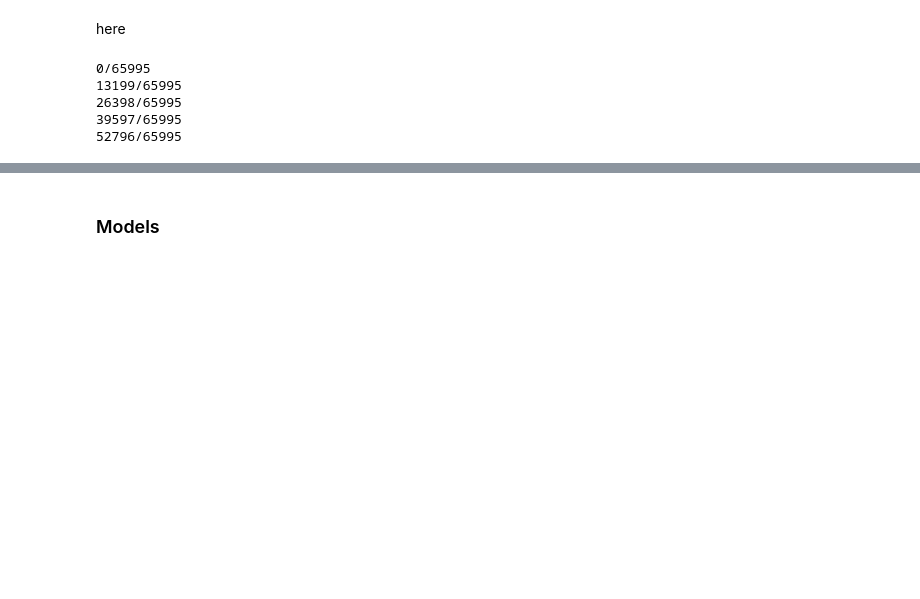
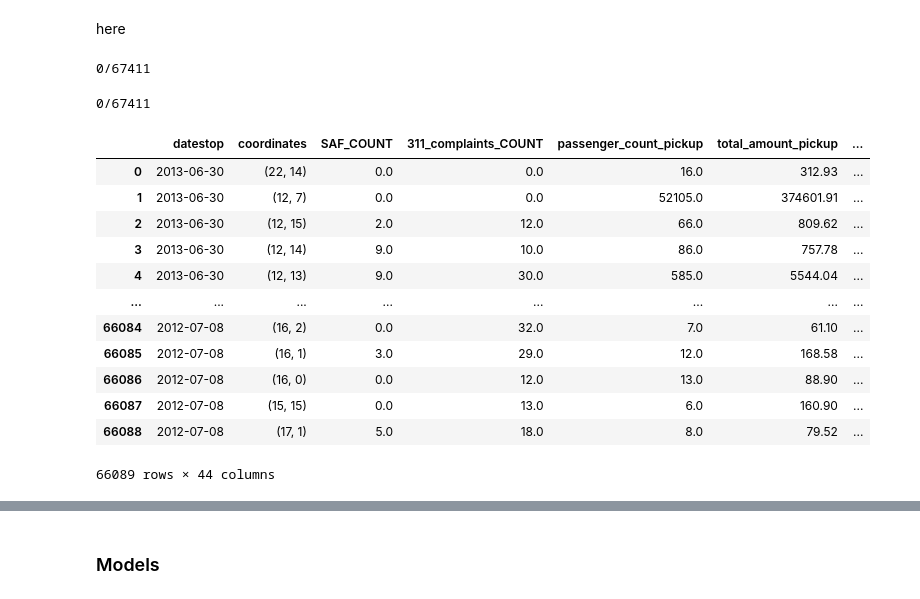
Before and after one commit to ernestvmo/spatio-temporal-crime-prediction, a Jupyter notebook: preparingXYdf_Ernest.ipynb, the cells around one changed output, grey strips where cells are left out. Cells and saved outputs as stored; diff of their text form; code cells hidden in the pictures; blank space fills up the shorter version.

```diff
--- a/preparingXYdf_Ernest.ipynb
+++ b/preparingXYdf_Ernest.ipynb
@@ -61,21 +85,41 @@ new_df = dataframe.copy()
 new_df['NN_SAF'] = np.nan
 new_df['NN_311'] = np.nan
 new_df['NN_NYPD'] = np.nan
+new_df['NN_TAXI_P_PASSENGER'] = np.nan
+new_df['NN_TAXI_D_PASSENGER'] = np.nan
+new_df['NN_TAXI_P_FARE'] = np.nan
+new_df['NN_TAXI_D_FARE'] = np.nan
 
 new_df['NW_SAF'] = np.nan
 new_df['NW_311'] = np.nan
 new_df['NW_NYPD'] = np.nan
+new_df['NW_TAXI_P_PASSENGER'] = np.nan
+new_df['NW_TAXI_D_PASSENGER'] = np.nan
+new_df['NW_TAXI_P_FARE'] = np.nan
+new_df['NW_TAXI_D_FARE'] = np.nan
 
 new_df['NE_SAF'] = np.nan
 new_df['NE_311'] = np.nan
 new_df['NE_NYPD'] = np.nan
+new_df['NE_TAXI_P_PASSENGER'] = np.nan
+new_df['NE_TAXI_D_PASSENGER'] = np.nan
+new_df['NE_TAXI_P_FARE'] = np.nan
+new_df['NE_TAXI_D_FARE'] = np.nan
 
 new_df['NS_SAF'] = np.nan
 new_df['NS_311'] = np.nan
 new_df['NS_NYPD'] = np.nan
+new_df['NS_TAXI_P_PASSENGER'] = np.nan
+new_df['NS_TAXI_D_PASSENGER'] = np.nan
+new_df['NS_TAXI_P_FARE'] = np.nan
+new_df['NS_TAXI_D_FARE'] = np.nan
 
 new_df['SAF_lag'] = np.nan
 new_df['311_lag'] = np.nan
 new_df['NYPD_lag'] = np.nan
+new_df['TAXI_P_PASSENGER_lag'] = np.nan
+new_df['TAXI_D_PASSENGER_lag'] = np.nan
+new_df['TAXI_P_FARE_lag'] = np.nan
+new_df['TAXI_D_FARE_lag'] = np.nan
 
 # for i,row in new_df[:10].iterrows():
@@ -173,6 +201,10 @@ def get_dataset_after_timelag(df: pd.DataFrame, lag):
                 df.at[i, f'{neighbour[0]}_SAF'] = neighbour_rows[SAF_col].values[0]
                 df.at[i, f'{neighbour[0]}_311'] = neighbour_rows[_311_col].values[0]
                 df.at[i, f'{neighbour[0]}_NYPD'] = neighbour_rows[NYPD_col].values[0]
+                df.at[i, f'{neighbour[0]}_TAXI_P_PASSENGER'] = neighbour_rows[taxi_pickup_passenger].values[0]
+                df.at[i, f'{neighbour[0]}_TAXI_D_PASSENGER'] = neighbour_rows[taxi_dropoff_passenger].values[0]
+                df.at[i, f'{neighbour[0]}_TAXI_P_FARE'] = neighbour_rows[taxi_pickup_fare_amount].values[0]
+                df.at[i, f'{neighbour[0]}_TAXI_D_FARE'] = neighbour_rows[taxi_dropoff_fare_amount].values[0]
 
         # lag_row = df[df['datestop'] == date_lag][df[df['datestop'] == date_lag]['coordinates'] == neighbour[1]]
             # if not lag_row.empty:
@@ -185,18 +217,39 @@ def get_dataset_after_timelag(df: pd.DataFrame, lag):
             df.at[i, 'SAF_lag'] = lag_row[SAF_col].values[0]
             df.at[i, '311_lag'] = lag_row[_311_col].values[0]
             df.at[i, 'NYPD_lag'] = lag_row[NYPD_col].values[0]
+            df.at[i, 'TAXI_P_PASSENGER_lag'] = lag_row[taxi_pickup_passenger].values[0]
+            df.at[i, 'TAXI_D_PASSENGER_lag'] = lag_row[taxi_dropoff_passenger].values[0]
+            df.at[i, 'TAXI_P_FARE_lag'] = lag_row[taxi_pickup_fare_amount].values[0]
+            df.at[i, 'TAXI_D_FARE_lag'] = lag_row[taxi_dropoff_fare_amount].values[0]
 
         print(f'{i}/{len(df)}') if (i % (len(df)/10)) == 0 else ...
 
     df = df[df['datestop'] >= (datelimit + datetime.timedelta(days=lag))]
     return df.copy()
 # %%
-data = get_dataset_after_timelag(new_df, lag=5)
+data = get_dataset_after_timelag(new_df, lag=1)
 # %% [output]
-0/65995
-13199/65995
-26398/65995
-39597/65995
-52796/65995
+0/67411
+# %%
+data_7 = get_dataset_after_timelag(new_df, lag=7)
+# %% [output]
+0/67411
 # %%
 data = data.fillna(0)
+data_7 = data_7.fillna(0)
+# %%
+data_7
+# %% [output]
+|  | datestop | coordinates | SAF_COUNT | 311_complaints_COUNT | passenger_count_pickup | total_amount_pickup | ... |
+| 0 | 2013-06-30 | (22, 14) | 0.0 | 0.0 | 16.0 | 312.93 | ... |
+| 1 | 2013-06-30 | (12, 7) | 0.0 | 0.0 | 52105.0 | 374601.91 | ... |
+| 2 | 2013-06-30 | (12, 15) | 2.0 | 12.0 | 66.0 | 809.62 | ... |
+| 3 | 2013-06-30 | (12, 14) | 9.0 | 10.0 | 86.0 | 757.78 | ... |
+| 4 | 2013-06-30 | (12, 13) | 9.0 | 30.0 | 585.0 | 5544.04 | ... |
+| ... | ... | ... | ... | ... | ... | ... | ... |
+| 66084 | 2012-07-08 | (16, 2) | 0.0 | 32.0 | 7.0 | 61.10 | ... |
+| 66085 | 2012-07-08 | (16, 1) | 3.0 | 29.0 | 12.0 | 168.58 | ... |
+| 66086 | 2012-07-08 | (16, 0) | 0.0 | 12.0 | 13.0 | 88.90 | ... |
+| 66087 | 2012-07-08 | (15, 15) | 0.0 | 13.0 | 6.0 | 160.90 | ... |
+| 66088 | 2012-07-08 | (17, 1) | 5.0 | 18.0 | 8.0 | 79.52 | ... |
+66089 rows × 44 columns
```
Also changed, not shown: parts of 47 cells of this notebook, 8 other files.
